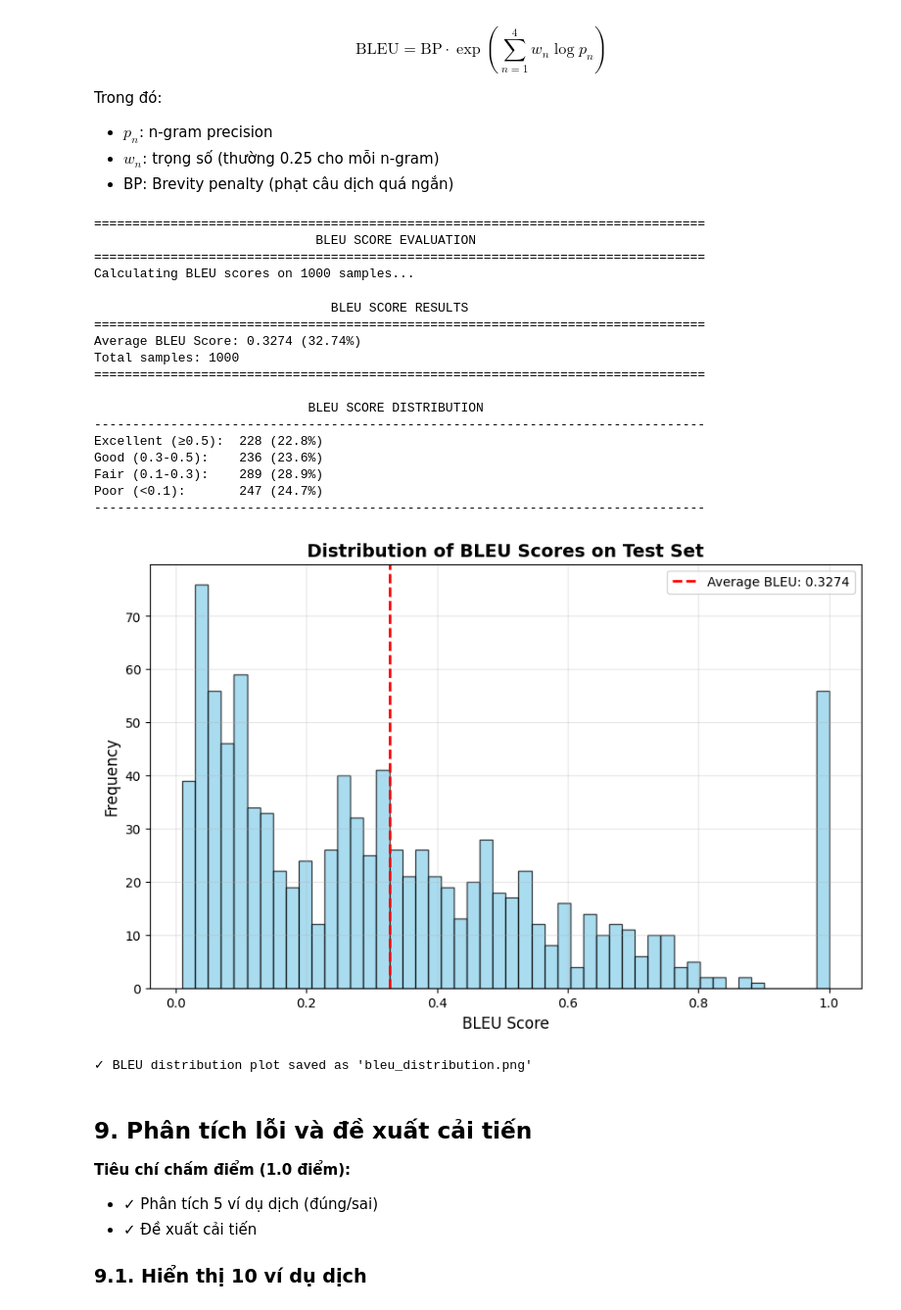
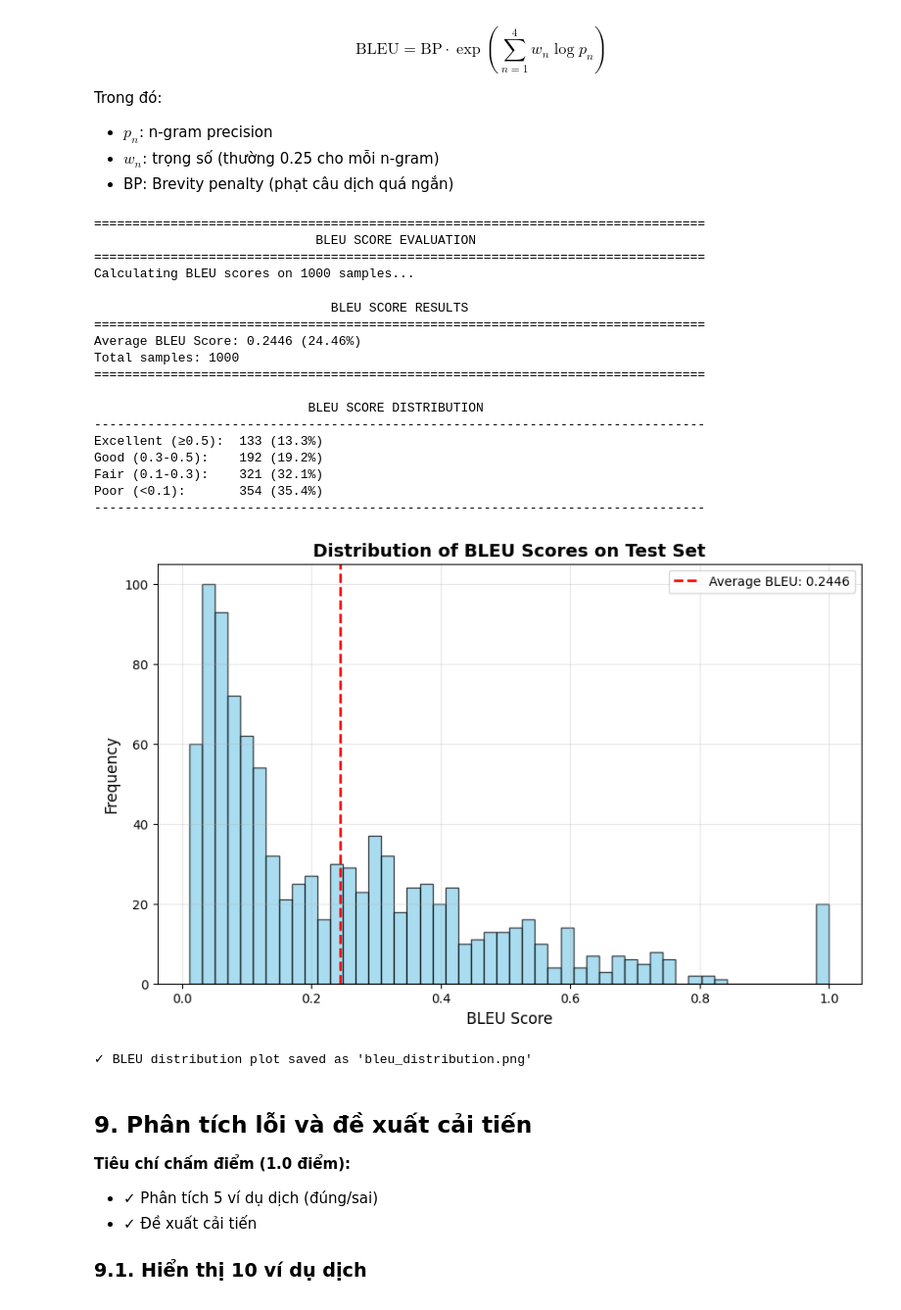
Before and after one commit to anhtrietrop/Project_XLNNTN, a Jupyter notebook: NMT_EnglishFrench_LSTM.ipynb, the cells around one changed output. Shown at 98% size. Saved outputs shown, nothing was run; the diff lists cells and outputs as text; code cells hidden in the pictures.

```diff
--- a/NMT_EnglishFrench_LSTM.ipynb
+++ b/NMT_EnglishFrench_LSTM.ipynb
@@ -862,17 +862,18 @@ Model architecture:
 # Loss function (ignore padding tokens + label smoothing để giảm overfitting)
 criterion = nn.CrossEntropyLoss(ignore_index=fr_vocab.pad_idx, label_smoothing=0.1)
 
-# Optimizer (Adam với lr=0.001, weight_decay cho L2 regularization)
-optimizer = optim.Adam(model.parameters(), lr=0.001, weight_decay=1e-5)
+# Optimizer (Adam với lr giảm + weight_decay tăng để kiểm soát gap)
+optimizer = optim.Adam(model.parameters(), lr=0.0005, weight_decay=1e-4)
 
-# Learning rate scheduler
+# Learning rate scheduler (patience=3 để ổn định hơn)
 scheduler = optim.lr_scheduler.ReduceLROnPlateau(optimizer, mode='min',
-                                                 factor=0.5, patience=2)
+                                                 factor=0.5, patience=3)
 
 print("✓ Training components initialized!")
 print(f"  Criterion: CrossEntropyLoss (ignore_index={fr_vocab.pad_idx}, label_smoothing=0.1)")
-print(f"  Optimizer: Adam (lr=0.001, weight_decay=1e-5)")
-print(f"  Scheduler: ReduceLROnPlateau (factor=0.5, patience=2)")
+print(f"  Optimizer: Adam (lr=0.0005, weight_decay=1e-4)")
+print(f"  Scheduler: ReduceLROnPlateau (factor=0.5, patience=3)")
+print(f"\n🎯 Target: BLEU 27-28%, Gap ≤1.3")
 # %% [output]
 ✓ Training components initialized!
   Criterion: CrossEntropyLoss (ignore_index=0, label_smoothing=0.1)
@@ -905,8 +908,8 @@ def train_epoch(model, iterator, optimizer, criterion, clip=1.0):
 
         optimizer.zero_grad()
 
-        # Forward pass với teacher_forcing_ratio=0.3 (giảm để tránh học vẹt)
-        output = model(src, src_len, tgt, teacher_forcing_ratio=0.3)
+        # Forward pass với teacher_forcing_ratio=0.5 (cân bằng giữa học và tổng quát)
+        output = model(src, src_len, tgt, teacher_forcing_ratio=0.5)
 
         # output: [tgt_len, batch_size, output_dim]
         # tgt: [tgt_len, batch_size]
@@ -981,7 +984,7 @@ print("✓ Training functions defined!")
 # %%
 # Training configuration
 N_EPOCHS = 20  # Chạy đủ 20 epochs theo yêu cầu
-EARLY_STOPPING_PATIENCE = 5  # Patience 5 để dừng sớm khi overfitting
+EARLY_STOPPING_PATIENCE = 3  # Patience 3 theo yêu cầu đề bài (dừng khi val_loss không giảm sau 3 epochs)
 CLIP = 0.5  # Giảm từ 1.0 → 0.5 để ổn định hơn
 
 best_valid_loss = float('inf')
@@ -1360,7 +1363,7 @@ Trong đó:
 def calculate_bleu(model, test_data_en, test_data_fr, src_vocab, tgt_vocab,
                    device, max_samples=1000):
     """
-    Tính BLEU score trên tập test
+    Tính BLEU score trên tập test với tokenization spaCy và error handling tốt
 
     Args:
         model: Seq2Seq model
@@ -1369,14 +1372,15 @@ def calculate_bleu(model, test_data_en, test_data_fr, src_vocab, tgt_vocab,
         src_vocab: Vocabulary EN
         tgt_vocab: Vocabulary FR
         device: torch.device
-        max_samples: Số lượng mẫu đánh giá
+        max_samples: Số lượng mẫu đánh giá (mặc định 1000)
 
     Returns:
         avg_bleu: BLEU score trung bình
-        bleu_scores: List của từng BLEU score
+        bleu_scores: List của từng BLEU score hợp lệ
     """
     model.eval()
     bleu_scores = []
+    skipped = 0  # Đếm số mẫu bị bỏ qua
     smoothing = SmoothingFunction()
 
     # Giới hạn số mẫu
@@ -1388,22 +1392,42 @@ def calculate_bleu(model, test_data_en, test_data_fr, src_vocab, tgt_vocab,
         src_sent = test_data_en[i]
         ref_sent = test_data_fr[i]
 
-        # Dịch
+        # Dịch câu
         pred_sent = translate(src_sent, src_vocab, tgt_vocab, model, device)
 
-        # Tokenize reference và prediction
+        # Tokenize với spaCy (chuẩn xác cho tiếng Pháp)
+        # ✅ SpaCy xử lý đúng: "l'homme" → ["l'", "homme"]
+        # ❌ .split() xử lý sai: "l'homme" → ["l'homme"]
         ref_tokens = tokenize_fr(ref_sent.lower())
         pred_tokens = tokenize_fr(pred_sent.lower())
 
-        # Calculate BLEU (sentence_bleu yêu cầu reference là list of lists)
+        # Skip nếu prediction rỗng (tránh lỗi BLEU calculation)
+        if len(pred_tokens) == 0:
+            skipped += 1
+            continue
+
+        # Calculate BLEU với smoothing (xử lý trường hợp n-gram=0)
         try:
             bleu = sentence_bleu([ref_tokens], pred_tokens,
                                 smoothing_function=smoothing.method1)
             bleu_scores.append(bleu)
-        except:
-            bleu_scores.append(0.0)
+        except Exception as e:
+            # Log warning nhưng không làm dừng chương trình
+            if i < 5:  # Chỉ in 5 lỗi đầu tiên để tránh spam
+                print(f"\n⚠️ Warning: Failed to calculate BLEU for sample {i}: {e}")
+            skipped += 1
+            continue
+
+    # Tính average BLEU
+    if len(bleu_scores) == 0:
+        print("❌ Error: No valid BLEU scores calculated!")
+        return 0.0, []
 
     avg_bleu = sum(bleu_scores) / len(bleu_scores)
+
+    # Thông báo nếu có mẫu bị skip
+    if skipped > 0:
+        print(f"\n⚠️ Skipped {skipped}/{test_size} samples ({skipped/test_size*100:.1f}%)")
 
     return avg_bleu, bleu_scores
 
@@ -1437,39 +1461,39 @@ print(f"Fair (0.1-0.3):   {fair:4d} ({fair/len(bleu_scores)*100:.1f}%)")
 print(f"Poor (<0.1):      {poor:4d} ({poor/len(bleu_scores)*100:.1f}%)")
 print("-" * 80)
 
 # Plot BLEU distribution
 plt.figure(figsize=(10, 6))
 plt.hist(bleu_scores, bins=50, color='skyblue', edgecolor='black', alpha=0.7)
 plt.axvline(avg_bleu, color='red', linestyle='--', linewidth=2,
             label=f'Average BLEU: {avg_bleu:.4f}')
 plt.xlabel('BLEU Score', fontsize=12)
 plt.ylabel('Frequency', fontsize=12)
 plt.title('Distribution of BLEU Scores on Test Set', fontsize=14, fontweight='bold')
 plt.legend(fontsize=10)
 plt.grid(True, alpha=0.3)
 plt.savefig('bleu_distribution.png', dpi=300, bbox_inches='tight')
 plt.show()
 
 print("✓ BLEU distribution plot saved as 'bleu_distribution.png'")
 # %% [output]
 ================================================================================
                              BLEU SCORE EVALUATION
 ================================================================================
 Calculating BLEU scores on 1000 samples...
                                BLEU SCORE RESULTS
 ================================================================================
-Average BLEU Score: 0.3274 (32.74%)
+Average BLEU Score: 0.2446 (24.46%)
 Total samples: 1000
 ================================================================================
 
                             BLEU SCORE DISTRIBUTION
 --------------------------------------------------------------------------------
-Excellent (≥0.5):  228 (22.8%)
-Good (0.3-0.5):    236 (23.6%)
-Fair (0.1-0.3):    289 (28.9%)
-Poor (<0.1):       247 (24.7%)
+Excellent (≥0.5):  133 (13.3%)
+Good (0.3-0.5):    192 (19.2%)
+Fair (0.1-0.3):    321 (32.1%)
+Poor (<0.1):       354 (35.4%)
 --------------------------------------------------------------------------------
-[figure, old version]
+[figure, new version]
 ✓ BLEU distribution plot saved as 'bleu_distribution.png'
 # %% [markdown]
 <a id="9-error-analysis"></a>
```
Also changed, not shown: parts of 8 cells of this notebook, 1 other file.
